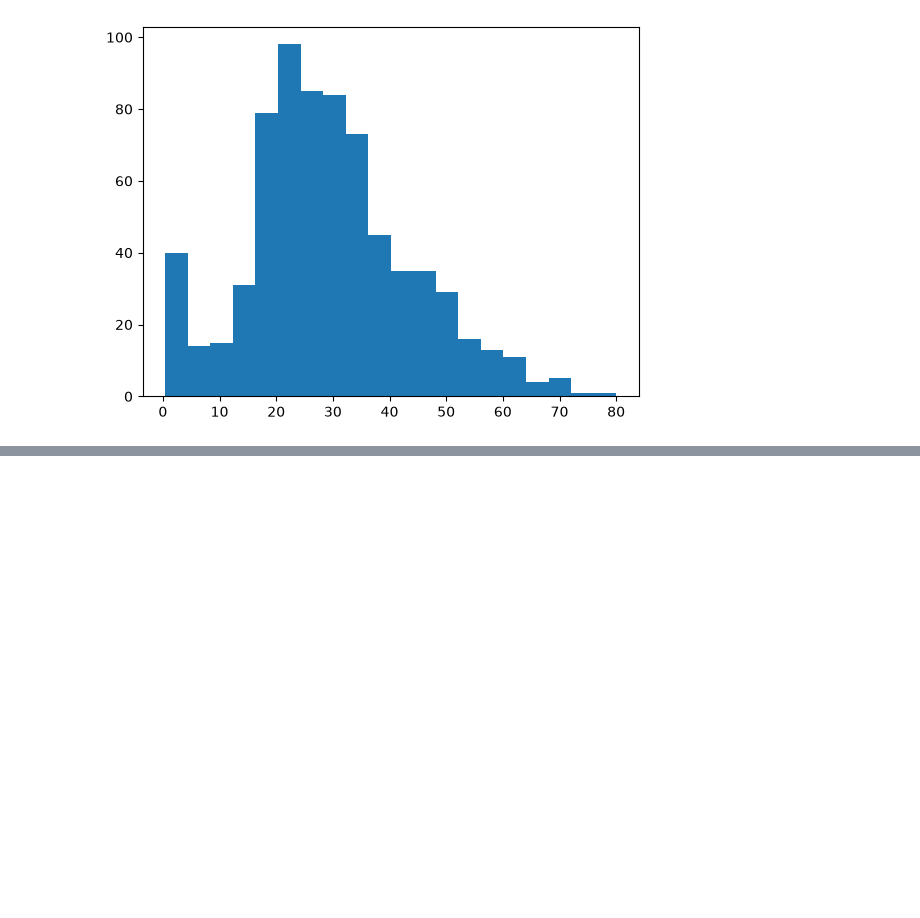
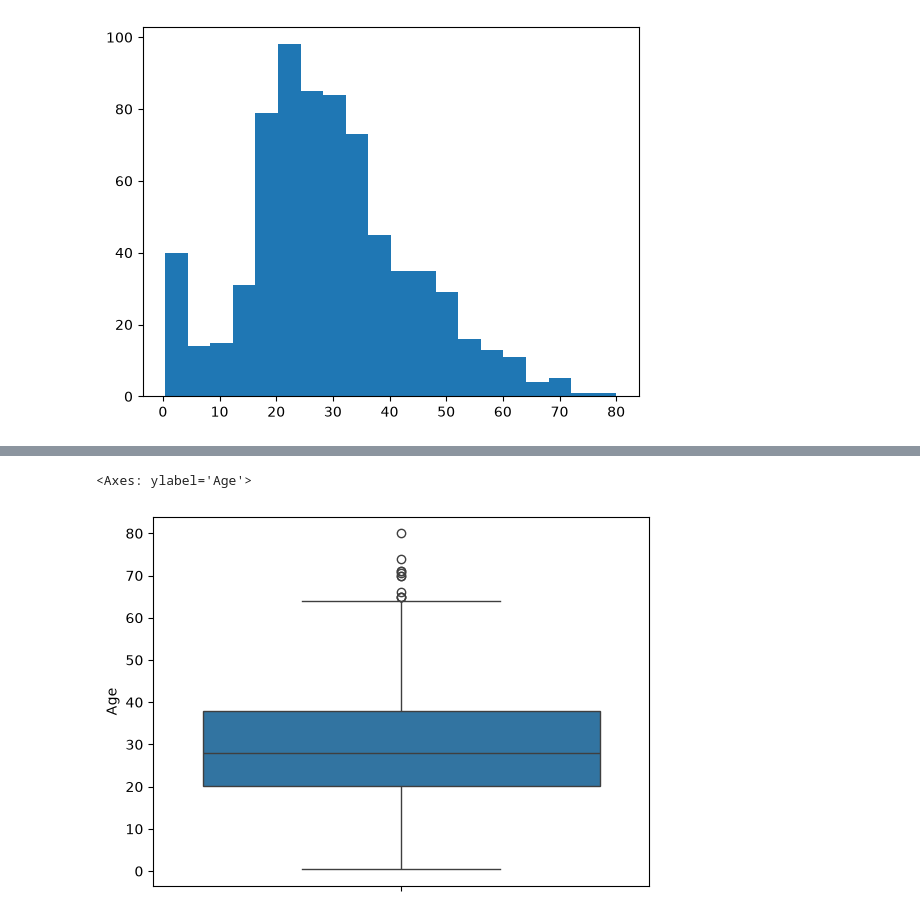
Before and after one commit to naimNB/100-days-of-machine-learning, a Jupyter notebook: titanic_dataset.ipynb, the cells around one changed output, grey strips where cells are left out. Saved outputs shown, nothing was run; the diff lists cells and outputs as text; code cells hidden in the pictures; blank space fills up the shorter version.

```diff
--- a/titanic_dataset.ipynb
+++ b/titanic_dataset.ipynb
@@ -224,0 +230,5 @@ plt.hist(df['Age'], bins= 20)
+# %%
+sns.boxplot(df['Age'])
+# %% [output]
+<Axes: ylabel='Age'>
+[figure, added]
```
Also changed, not shown: parts of 2 cells of this notebook.
